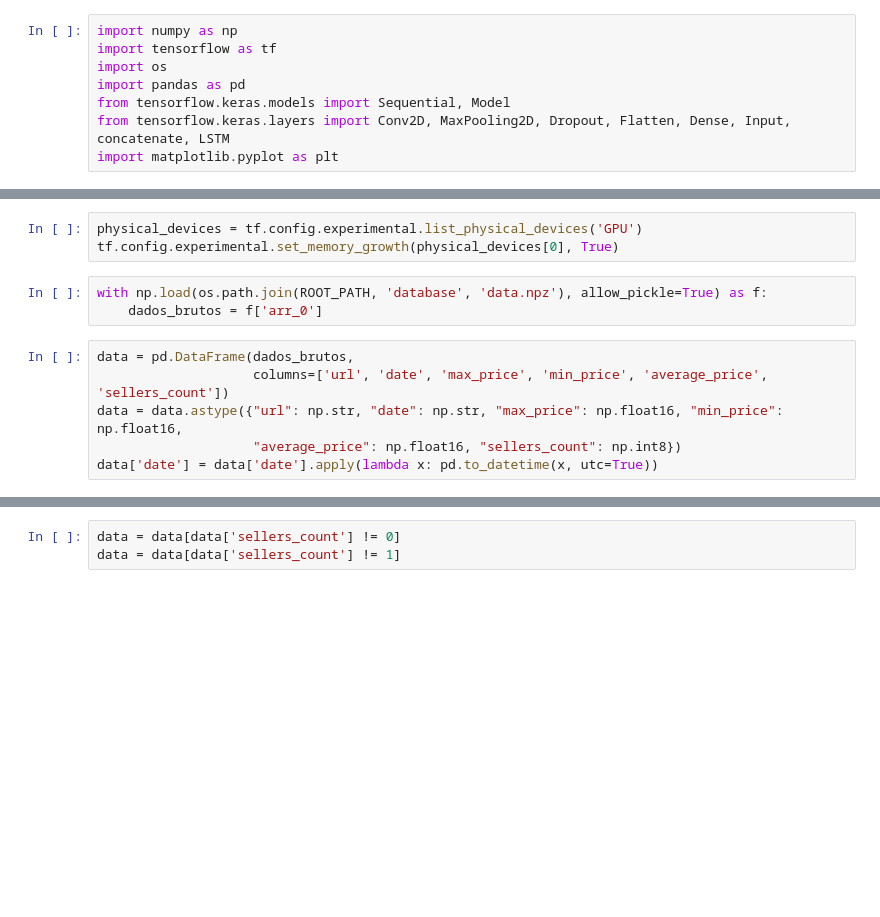
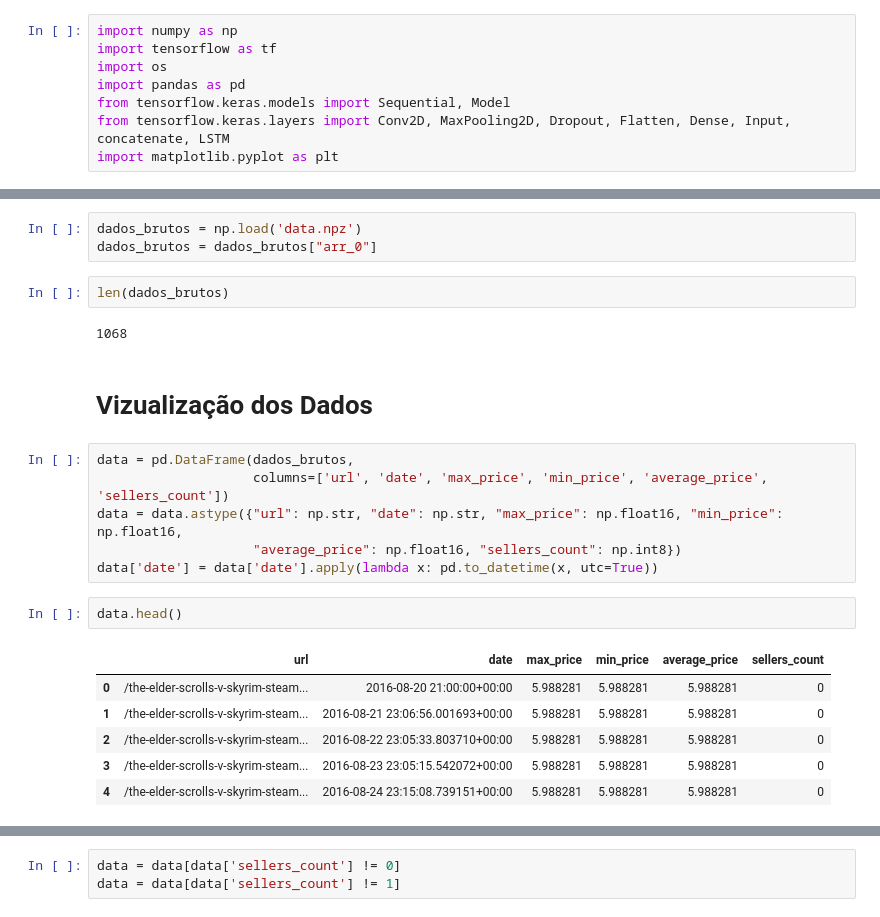
Before and after one commit to paulovbpo/trackame-ai, a Jupyter notebook: deeplearning.ipynb, the cells around one changed output, grey strips where cells are left out. Cells and saved outputs as stored; diff of their text form; blank space fills up the shorter version.

```diff
--- a/deeplearning.ipynb
+++ b/deeplearning.ipynb
@@ -11,12 +15,24 @@ ROOT_PATH = os.path.dirname(os.path.realpath('__file__'))
-# %%
-physical_devices = tf.config.experimental.list_physical_devices('GPU')
-tf.config.experimental.set_memory_growth(physical_devices[0], True)
 # %%
-with np.load(os.path.join(ROOT_PATH, 'database', 'data.npz'), allow_pickle=True) as f:
-    dados_brutos = f['arr_0']
+dados_brutos = np.load('data.npz')
+dados_brutos = dados_brutos["arr_0"]
+# %%
+len(dados_brutos)
+# %% [output]
+1068
+# %% [markdown]
+# Vizualização dos Dados
 # %%
 data = pd.DataFrame(dados_brutos,
                     columns=['url', 'date', 'max_price', 'min_price', 'average_price', 'sellers_count'])
 data = data.astype({"url": np.str, "date": np.str, "max_price": np.float16, "min_price": np.float16,
                     "average_price": np.float16, "sellers_count": np.int8})
 data['date'] = data['date'].apply(lambda x: pd.to_datetime(x, utc=True))
+# %%
+data.head()
+# %% [output]
+|  | url | date | max_price | min_price | average_price | sellers_count |
+| 0 | /the-elder-scrolls-v-skyrim-steam... | 2016-08-20 21:00:00+00:00 | 5.988281 | 5.988281 | 5.988281 | 0 |
+| 1 | /the-elder-scrolls-v-skyrim-steam... | 2016-08-21 23:06:56.001693+00:00 | 5.988281 | 5.988281 | 5.988281 | 0 |
+| 2 | /the-elder-scrolls-v-skyrim-steam... | 2016-08-22 23:05:33.803710+00:00 | 5.988281 | 5.988281 | 5.988281 | 0 |
+| 3 | /the-elder-scrolls-v-skyrim-steam... | 2016-08-23 23:05:15.542072+00:00 | 5.988281 | 5.988281 | 5.988281 | 0 |
+| 4 | /the-elder-scrolls-v-skyrim-steam... | 2016-08-24 23:15:08.739151+00:00 | 5.988281 | 5.988281 | 5.988281 | 0 |
```
Also changed, not shown: parts of 10 cells of this notebook.
